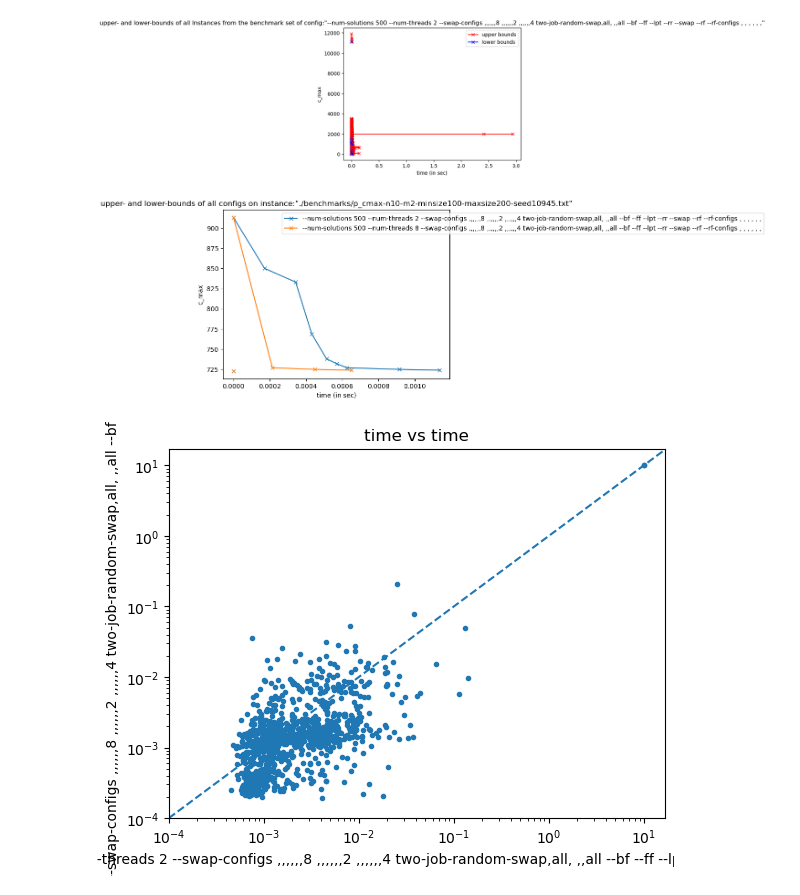
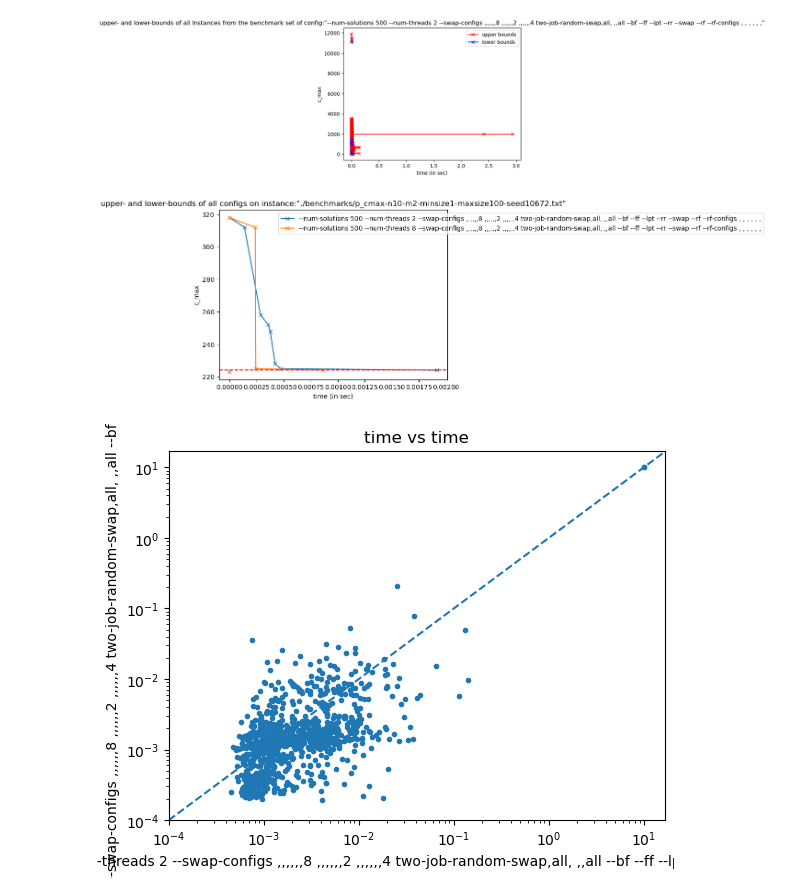
Before and after one commit to JohannesvG123/makespan-minimization, a Jupyter notebook: src/eval_notebook.ipynb, the cells around one changed output. Drawn from its saved outputs; the diff is of its cells as text; code cells hidden in the pictures.

Commit message:
visualization v2

```diff
--- a/src/eval_notebook.ipynb
+++ b/src/eval_notebook.ipynb
@@ -70,8 +57,8 @@ ax = pd.DataFrame(data, columns=columns, index=configs).plot(kind='bar',
 # %%
-c_id = 0  #gerade nur für config 0 #todo opt einzeichnen (in nächster zelle auch) + mehrere diagramm erzeugen jewils für gleich große eingeben
+c_id = 0  #gerade nur für config 0 #evtl opt einzeichnen (in nächster zelle auch) + mehrere diagramm erzeugen jewils für gleich große eingeben
 for i_id in range(measurements[0][1]):
     (file, instances, runtime, opt_found, all_algos_finished, timeout, upper_bounds, lower_bounds, config,
-     instance_names, runtimes) = measurements[c_id]
+     instance_names, runtimes, opt_found_per_instance) = measurements[c_id]
     ubs_i = pd.Series(measurements[c_id][6][i_id][1], measurements[c_id][6][i_id][0]).sort_index()
     lbs_i = pd.Series(measurements[c_id][7][i_id][1], measurements[c_id][7][i_id][0]).sort_index()
     plt.plot(ubs_i, marker='x', color='red')
@@ -85,28 +72,31 @@ plt.show()
 # %% [output]
 [figure]
 # %%
-i_id = 60  #gerade nur für instance 0 #todo vllt configs verschieden färben
+i_id = 1  #gerade nur für instance 0
 legend = []
 x = []
 for c_id in range(measurements.__len__()):
     file = measurements[c_id][0]
     config = measurements[c_id][8]
     #print(config)
     ubs_i = pd.Series(measurements[c_id][6][i_id][1], measurements[c_id][6][i_id][0]).sort_index()
     lbs_i = pd.Series(measurements[c_id][7][i_id][1], measurements[c_id][7][i_id][0]).sort_index()
     n = plt.plot(ubs_i, marker='x')
     plt.plot(lbs_i, marker='x', color=n[0].get_color())
 
+    if measurements[c_id][11][i_id]:
+        plt.axhline(ubs_i.min(), linestyle='--', color='red')  #todo beschriftung an der achse
+
     legend.append(config)
     x.append(n[0])
 
 plt.title(f"upper- and lower-bounds of all configs on instance:\"{measurements[c_id][9][i_id]}\"")
 plt.ylabel('c_max')
 plt.xlabel('time (in sec)')
 plt.legend(x, legend, loc=1, bbox_to_anchor=(2.4, 1))
 plt.show()
 # %% [output]
-[figure, old version]
+[figure, new version]
 # %%
 c_id1 = 0
 c_id2 = 1
```
Also changed, not shown: parts of 5 cells of this notebook.
